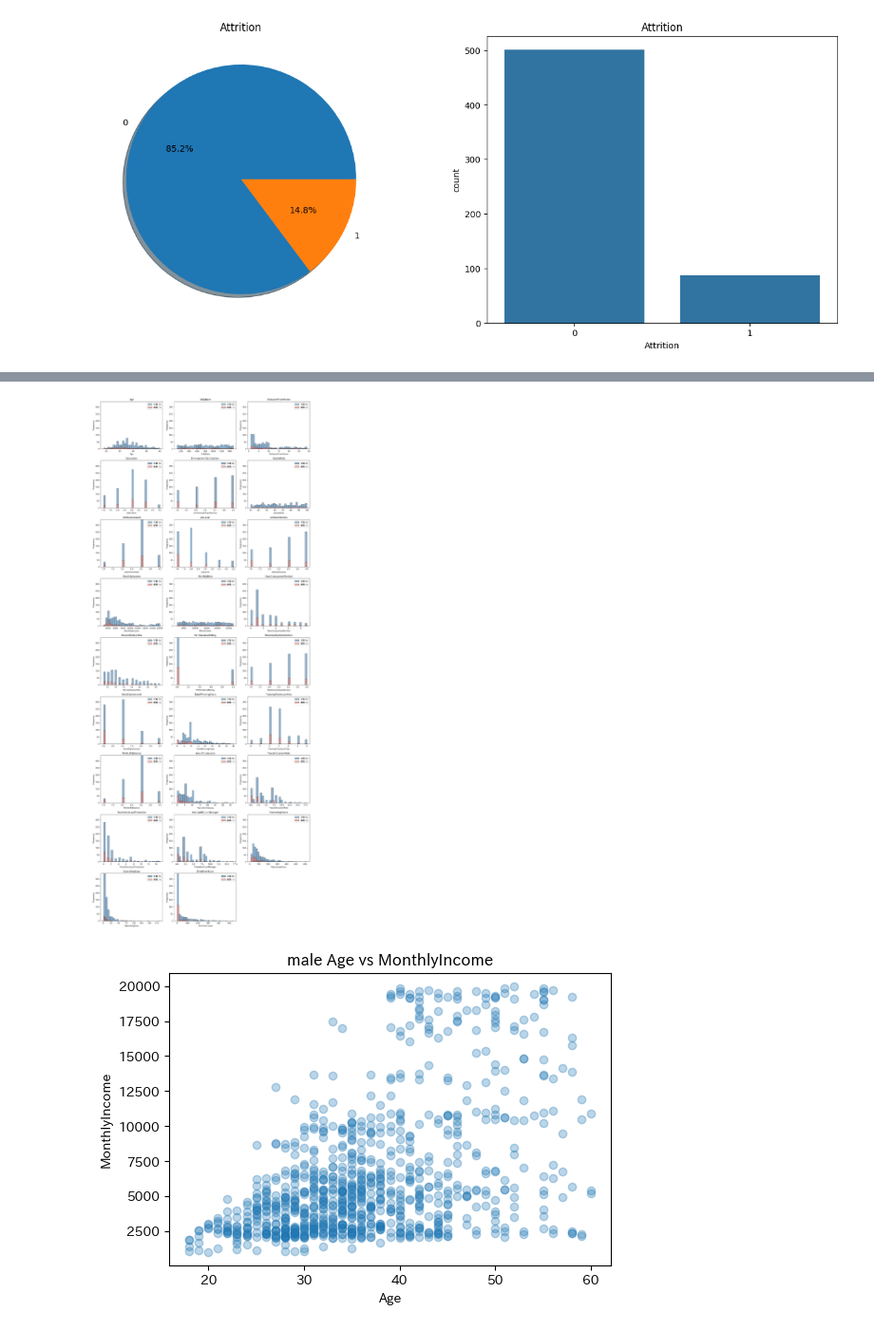
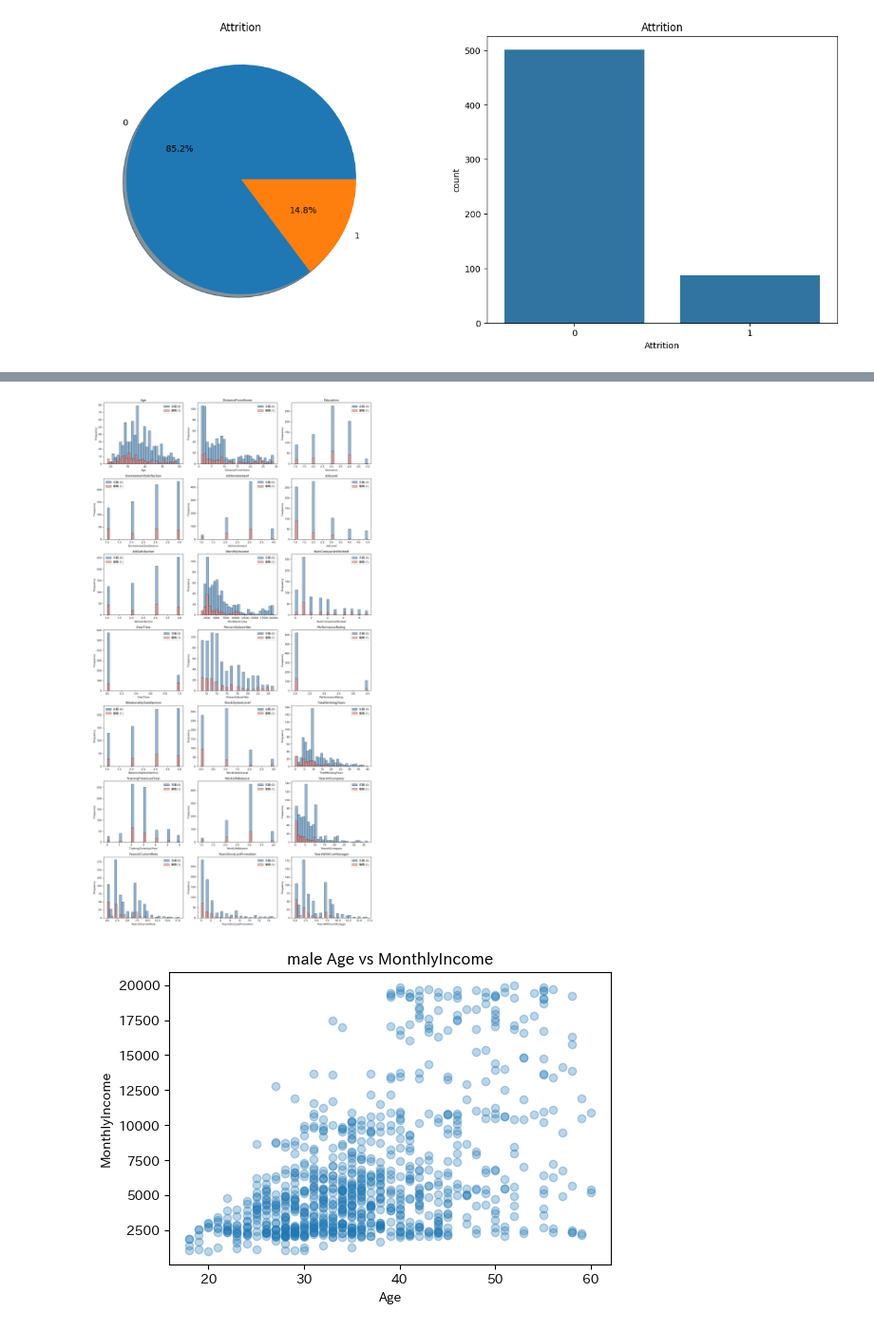
Before and after one commit to atsuro0415/GCI, a Jupyter notebook: Final_assignment_260614.ipynb, the cells around one changed output, grey strips where cells are left out. Shown at 95% size. Drawn from its saved outputs; the diff is of its cells as text; code cells hidden in the pictures.

```diff
--- a/Final_assignment_260614.ipynb
+++ b/Final_assignment_260614.ipynb
@@ -55,7 +55,7 @@ HR_Employee_Attrition['OperatingDays'] = (
 
 HR_Employee_Attrition['OvertimeHours'] = (
     HR_Employee_Attrition['MonthlyIncome'] / HR_Employee_Attrition['HourlyRate']
-) - 80
+) - HR_Employee_Attrition['StandardHours']
 
 print(HR_Employee_Attrition['OperatingHours'].describe())
 print(HR_Employee_Attrition['OperatingDays'].describe())
@@ -85,7 +85,7 @@ Name: OvertimeHours, dtype: float64
 # 残業時間の推定（マイナスはゼロに丸める）
 HR_Employee_Attrition['OvertimeHours'] = (
     HR_Employee_Attrition['MonthlyIncome'] / HR_Employee_Attrition['HourlyRate']
-) - 80
+) - HR_Employee_Attrition['StandardHours']
 
 HR_Employee_Attrition['OvertimeHours'] = HR_Employee_Attrition['OvertimeHours'].clip(lower=0)
 
@@ -93,12 +93,17 @@ print(HR_Employee_Attrition['OvertimeHours'].describe())
 print()
 
 # OverTimeフラグとの整合性確認
+ot = HR_Employee_Attrition['OverTime']
+print('dtype:', ot.dtype, '| 値:', ot.unique())
+ot_flag = ot.map({'Yes': 1, 'No': 0}) if ot.dtype == object else ot
+print('OverTime=1の総数:', (ot_flag == 1).sum())
+
 print("OverTime=1なのにOvertimeHours=0の人数:",
-      ((HR_Employee_Attrition['OverTime'] == 1) &
+      ((ot_flag == 1) &
        (HR_Employee_Attrition['OvertimeHours'] == 0)).sum())
 
 print("OverTime=0なのにOvertimeHours>0の人数:",
-      ((HR_Employee_Attrition['OverTime'] == 0) &
+      ((ot_flag == 0) &
        (HR_Employee_Attrition['OvertimeHours'] > 0)).sum())
 # %% [output]
 count    1470.000000
@@ -197,6 +318,8 @@ nominal_cols = ['BusinessTravel', 'Department', 'EducationField',
                 'JobRole', 'MaritalStatus', 'AgeGroup']
 HR_Employee_Attrition = pd.get_dummies(HR_Employee_Attrition, columns=nominal_cols, drop_first=True)
 
+HR_Employee_Attrition = HR_Employee_Attrition.drop(columns=['AgeGroup_raw'])
+
 
 #残業時間
 HR_Employee_Attrition['OvertimeHours'] = (
@@ -204,7 +327,13 @@ HR_Employee_Attrition['OvertimeHours'] = (
 ).clip(lower=0)
 
 # OverTimeは削除
-HR_Employee_Attrition = HR_Employee_Attrition.drop(columns=['OverTime'])
+#HR_Employee_Attrition = HR_Employee_Attrition.drop(columns=['OverTime'])
+
+# 変更後：
+#HR_Employee_Attrition = HR_Employee_Attrition.drop(
+    #columns=['OvertimeHours', 'OperatingHours', 'OperatingDays',
+             #'HourlyRate', 'DailyRate', 'MonthlyRate']
+#)
 
 # 男女別に分割
 df_male = HR_Employee_Attrition[HR_Employee_Attrition['Gender'] == 'Male']
@@ -285,5 +436,13 @@ import japanize_matplotlib
 # %%
-numeric_cols = df_male.select_dtypes(include=['number']).columns.drop(['Gender', 'Attrition'])
+#numeric_cols = df_male.select_dtypes(include=['number']).columns.drop(['Gender', 'Attrition'])
+
+# ノイズと確定した変数（検証済み：レート系はMonthlyIncomeと無相関）
+noise_cols = ['OvertimeHours', 'OperatingHours', 'OperatingDays',
+              'HourlyRate', 'DailyRate', 'MonthlyRate']
+
+numeric_cols = (df_male.select_dtypes(include=['number'])
+                .columns.drop(['Gender', 'Attrition'])
+                .drop(noise_cols, errors='ignore'))
 
 cols = 3
 rows = (len(numeric_cols) + cols - 1) // cols
@@ -291,35 +450,35 @@ rows = (len(numeric_cols) + cols - 1) // cols
 fig, axes = plt.subplots(rows, cols, figsize=(5 * cols, 4 * rows))
 axes = axes.flatten()
 
 for i, col in enumerate(numeric_cols):
     ax = axes[i]
 
     # Attrition=0（在籍）とAttrition=1（離職）を重ねて描画
     ax.hist(df_male[df_male['Attrition'] == 0][col].dropna(),
             bins=30, alpha=0.6, label='在籍 (0)', color='steelblue', edgecolor='black')
     ax.hist(df_male[df_male['Attrition'] == 1][col].dropna(),
             bins=30, alpha=0.6, label='離職 (1)', color='salmon', edgecolor='black')
 
     ax.set_title(f'{col}')
     ax.set_xlabel(col)
     ax.set_ylabel('Frequency')
-    ax.set_ylim(0,340)
+    #ax.set_ylim(0,340)
     ax.legend()
 
 # 余ったサブプロットを非表示
 for j in range(i + 1, len(axes)):
     axes[j].set_visible(False)
 
 plt.tight_layout()
 plt.show()
 
 #import seaborn as sns
 #import matplotlib.pyplot as plt
 
 #sns.pairplot(df_male)
 #plt.show()
 # %% [output]
-[figure, old version]
+[figure, new version]
 # %%
 # alcohol と quality だけ取り出して散布図
 import matplotlib.pyplot as plt
```
Also changed, not shown: parts of 26 cells of this notebook.
